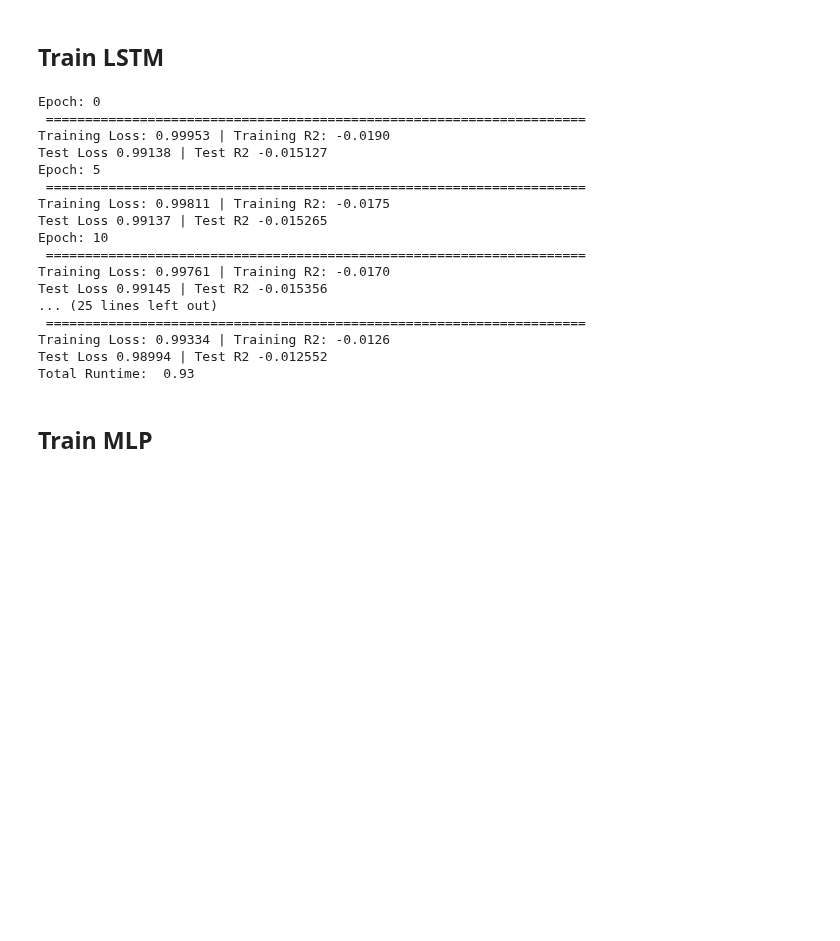
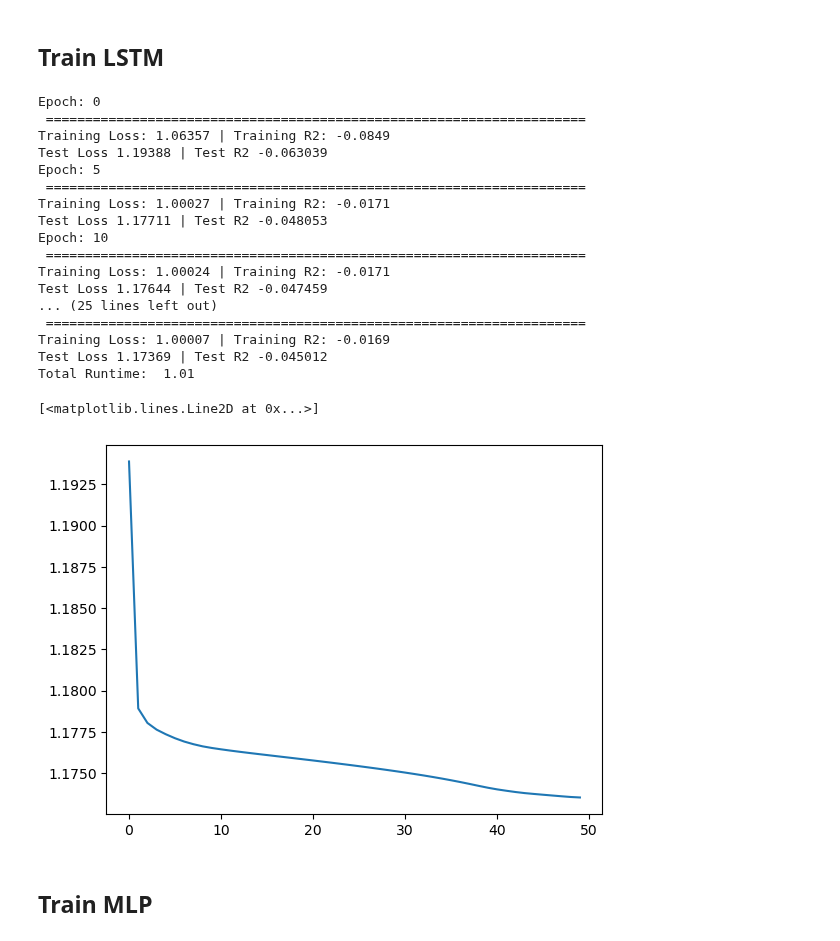
Before and after one commit to Ariestootl/machine_learning, a Jupyter notebook: Movie_Prediction/model.ipynb, the cells around one changed output. Drawn from its saved outputs; the diff is of its cells as text; code cells hidden in the pictures; blank space fills up the shorter version.

```diff
--- a/Movie_Prediction/model.ipynb
+++ b/Movie_Prediction/model.ipynb
@@ -317,17 +296,14 @@ Test shape: (1090, 8, 2)
 ### Convert to Tensors
 # %%
 # Convert to PyTorch tensors
-X1_train_tensor = torch.tensor(X_train_seq, dtype=torch.float32)
-X_val_tensor = torch.tensor(X_val_seq, dtype=torch.float32)
-X1_test_tensor = torch.tensor(X_test_seq, dtype=torch.float32)
+X1_train_tensor = torch.tensor(X1_train_scaled, dtype=torch.float32)
+X1_test_tensor = torch.tensor(X1_test_scaled, dtype=torch.float32)
 
-y1_train_tensor = torch.tensor(y_train_seq, dtype=torch.float32)
-y_val_tensor = torch.tensor(y_val_seq, dtype=torch.float32)
-y1_test_tensor = torch.tensor(y_test_seq, dtype=torch.float32)
+y1_train_tensor = torch.tensor(y1_train_scaled, dtype=torch.float32)
+y1_test_tensor = torch.tensor(y1_test_scaled, dtype=torch.float32)
 
 
 # Check shapes
 print(X1_train_tensor.shape, y1_train_tensor.shape)
-print(X_val_tensor.shape, y_val_tensor.shape)
 print(X1_test_tensor.shape, y1_test_tensor.shape)
 # %% [output]
@@ -942,8 +938,7 @@ class MyModel(nn.Module):
         self.hidden_size = hidden_size
         self.num_layers = num_layers
 
-        self.lstm = nn.LSTM(input_size, hidden_size, num_layers, batch_first=True,
-                            dropout=0.3)
+        self.lstm = nn.LSTM(input_size, hidden_size, num_layers, batch_first=True)
         self.fc = nn.Sequential(
             nn.Linear(hidden_size, output_size),
             # nn.BatchNorm1d(50),
@@ -963,7 +958,7 @@ class MyModel(nn.Module):
 
 torch.manual_seed(25)
 # Instantiate Model
-model = MyModel(input_size=X1_train_tensor.shape[2], hidden_size=15, num_layers=3, output_size=1).to(device)
+model = MyModel(input_size=X1_train_tensor.shape[2], hidden_size=5, num_layers=1, output_size=1).to(device)
 
 print(f"{model}")
 
@@ -1167,8 +1256,8 @@ def calculate_accuracy(y_true, y_pred):
 loss_fn = nn.MSELoss()
 
 device = "cpu"
-num_of_epochs = 200
-num_loss_steps = 10
+num_of_epochs = 50
+num_loss_steps = 5
 seed_number = 42
 learning_rate = 0.001
 # %% [markdown]
@@ -1279,18 +1325,26 @@ Total Runtime:  1.24
 # %% [markdown]
 ## Train LSTM
 # %%
+seed_number = 42
 np.random.seed(seed_number)
 torch.manual_seed(seed_number)
 torch.cuda.manual_seed_all(seed_number)
 
 
 model3 = MyModel(input_size=X1_train_tensor.shape[2],
-                 hidden_size=10, num_layers=2, output_size=1).to(device)
+                 hidden_size=5, num_layers=2, output_size=1).to(device)
 
-optimizer= Adan(params=model3.parameters(),
-                lr=0.001,
-                betas=(0.94, 0.92, 0.95),
-                weight_decay=1e-2)
+# optimizer= Adan(params=model3.parameters(),
+#                 lr=0.001,
+#                 betas=(0.94, 0.92, 0.95),
+#                 weight_decay=1e-2)
+
+optimizer = torch.optim.Adam(params=model3.parameters(),
+                             lr=0.001,
+                             betas=(0.9, 0.99),
+                             eps=1e-6,
+                             weight_decay=0.01)
+
 
 results2 = {
     "train_loss": [],
@@ -1332,21 +1386,27 @@ print(f"Total Runtime: {total_time / 60: .2f}")
 # %% [output]
 Epoch: 0
  =====================================================================
-Training Loss: 0.99953 | Training R2: -0.0190
-Test Loss 0.99138 | Test R2 -0.015127
+Training Loss: 1.06357 | Training R2: -0.0849
+Test Loss 1.19388 | Test R2 -0.063039
 Epoch: 5
  =====================================================================
-Training Loss: 0.99811 | Training R2: -0.0175
-Test Loss 0.99137 | Test R2 -0.015265
+Training Loss: 1.00027 | Training R2: -0.0171
+Test Loss 1.17711 | Test R2 -0.048053
 Epoch: 10
  =====================================================================
-Training Loss: 0.99761 | Training R2: -0.0170
-Test Loss 0.99145 | Test R2 -0.015356
+Training Loss: 1.00024 | Training R2: -0.0171
+Test Loss 1.17644 | Test R2 -0.047459
 ... (25 lines left out)
  =====================================================================
-Training Loss: 0.99334 | Training R2: -0.0126
-Test Loss 0.98994 | Test R2 -0.012552
-Total Runtime:  0.93
+Training Loss: 1.00007 | Training R2: -0.0169
+Test Loss 1.17369 | Test R2 -0.045012
+Total Runtime:  1.01
+# %%
+# plt.plot(results2["train_loss"])
+plt.plot(results2["test_loss"])
+# %% [output]
+[<matplotlib.lines.Line2D at 0x...>]
+[figure, added]
 # %% [markdown]
 ## Train MLP
 # %%
```
Also changed, not shown: parts of 30 cells of this notebook.
